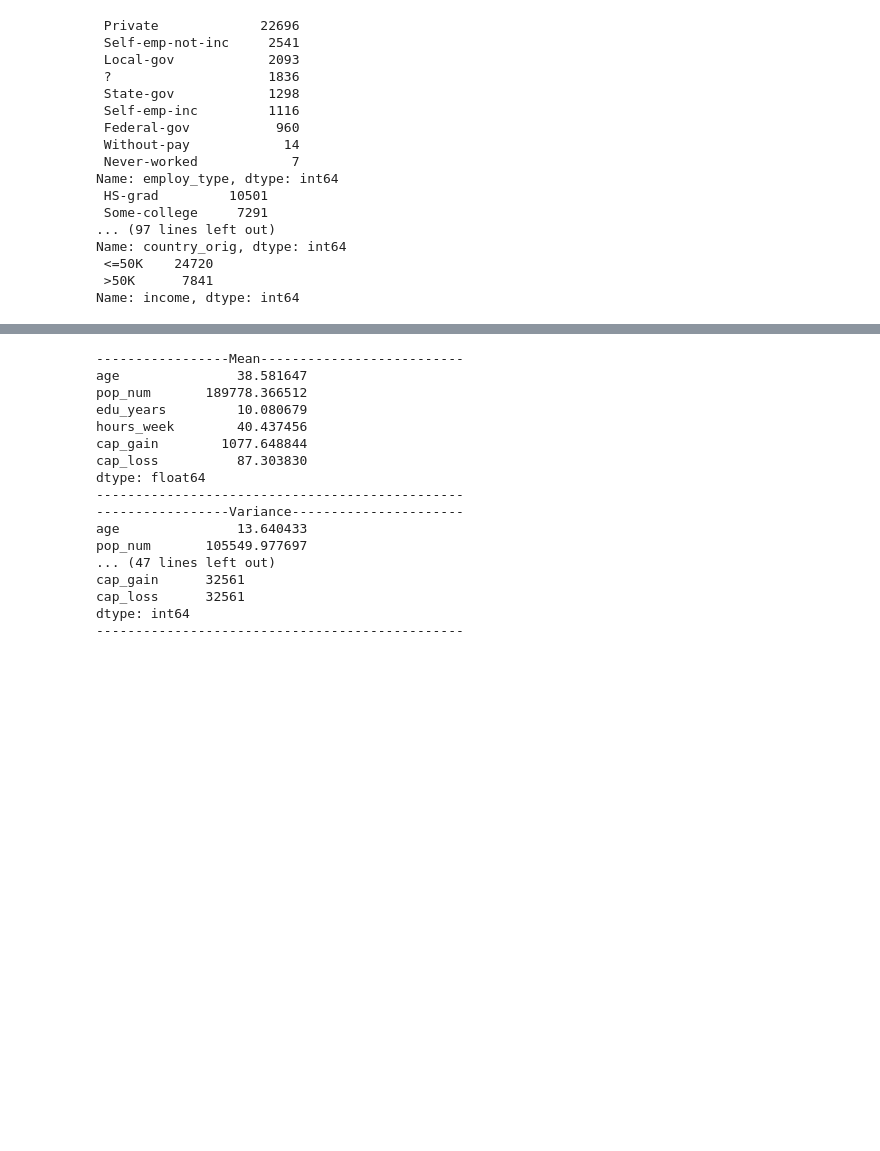
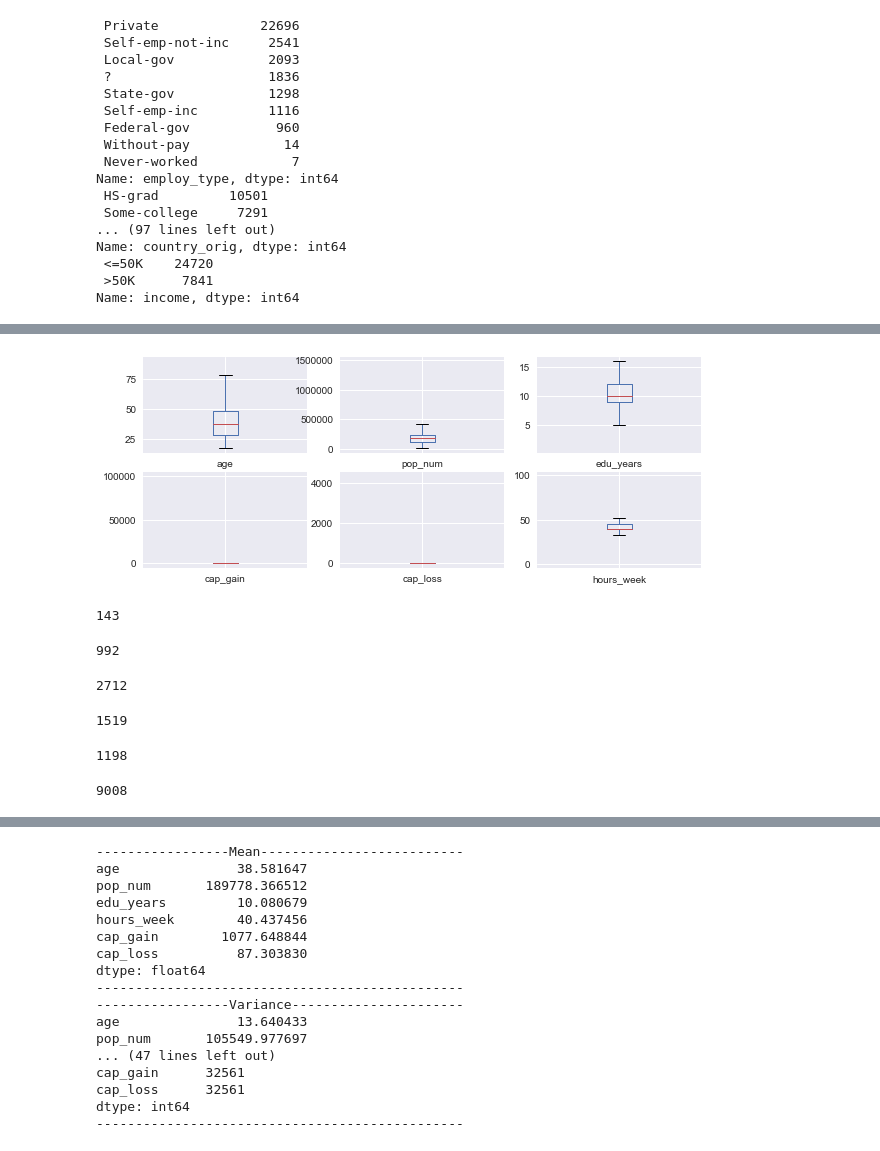
Before and after one commit to emccandlesssmu/data_mining, a Jupyter notebook: Assignment_GK.ipynb, the cells around one changed output, grey strips where cells are left out. Drawn from its saved outputs; the diff is of its cells as text; code cells hidden in the pictures; blank space fills up the shorter version.

```diff
--- a/Assignment_GK.ipynb
+++ b/Assignment_GK.ipynb
@@ -145,0 +157,69 @@ We are not intimately familiar with the data set and are unable to determine if
+# %%
+#Check for outliers in integer attributes using boxplots
+import numpy as np
+import matplotlib.pyplot as plt
+import seaborn as sns
+vars_to_plot_separate = [['age'],
+                         ['pop_num'],
+                         ['edu_years'],
+                         ['cap_gain'],
+                         ['cap_loss'],
+                         ['hours_week']]
+plt.figure(figsize=(10,6))
+
+for index, plot_vars in enumerate(vars_to_plot_separate):
+    plt.subplot(len(vars_to_plot_separate)/2,
+                3,
+                index+1)
+    ax=df.boxplot(column=plot_vars)
+plt.show()
+# %% [output]
+[figure, added]
+# %%
+#Number of outliers for age according IQR method
+Q1 = df['age'].quantile(0.25)
+Q3 = df['age'].quantile(0.75)
+IQR = Q3 - Q1
+((df['age'] < (Q1 - 1.5 * IQR)) | (df['age'] > (Q3 + 1.5 * IQR))).sum()
+# %% [output]
+143
+# %%
+#Number of outliers for pop_num according IQR method
+Q1 = df['pop_num'].quantile(0.25)
+Q3 = df['pop_num'].quantile(0.75)
+IQR = Q3 - Q1
+((df['pop_num'] < (Q1 - 1.5 * IQR)) | (df['pop_num'] > (Q3 + 1.5 * IQR))).sum()
+# %% [output]
+992
+# %%
+#Number of outliers for cap_gain according IQR method
+Q1 = df['cap_gain'].quantile(0.25)
+Q3 = df['cap_gain'].quantile(0.75)
+IQR = Q3 - Q1
+((df['cap_gain'] < (Q1 - 1.5 * IQR)) | (df['cap_gain'] > (Q3 + 1.5 * IQR))).sum()
+# %% [output]
+2712
+# %%
+#Number of outliers for cap_loss according IQR method
+Q1 = df['cap_loss'].quantile(0.25)
+Q3 = df['cap_loss'].quantile(0.75)
+IQR = Q3 - Q1
+((df['cap_loss'] < (Q1 - 1.5 * IQR)) | (df['cap_loss'] > (Q3 + 1.5 * IQR))).sum()
+# %% [output]
+1519
+# %%
+#Number of outliers for edu_years according IQR method
+Q1 = df['edu_years'].quantile(0.25)
+Q3 = df['edu_years'].quantile(0.75)
+IQR = Q3 - Q1
+((df['edu_years'] < (Q1 - 1.5 * IQR)) | (df['edu_years'] > (Q3 + 1.5 * IQR))).sum()
+# %% [output]
+1198
+# %%
+#Number of outliers for hours_week according IQR method
+Q1 = df['hours_week'].quantile(0.25)
+Q3 = df['hours_week'].quantile(0.75)
+IQR = Q3 - Q1
+((df['hours_week'] < (Q1 - 1.5 * IQR)) | (df['hours_week'] > (Q3 + 1.5 * IQR))).sum()
+# %% [output]
+9008
```
Also changed, not shown: parts of 19 cells of this notebook.
